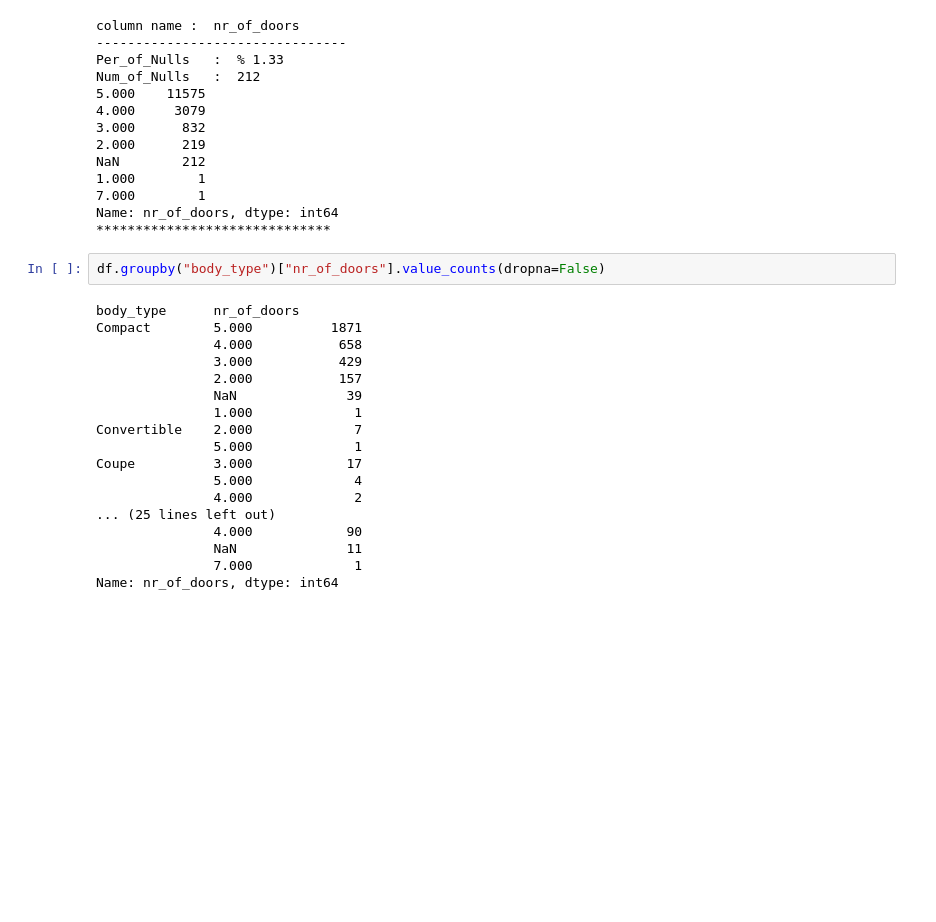
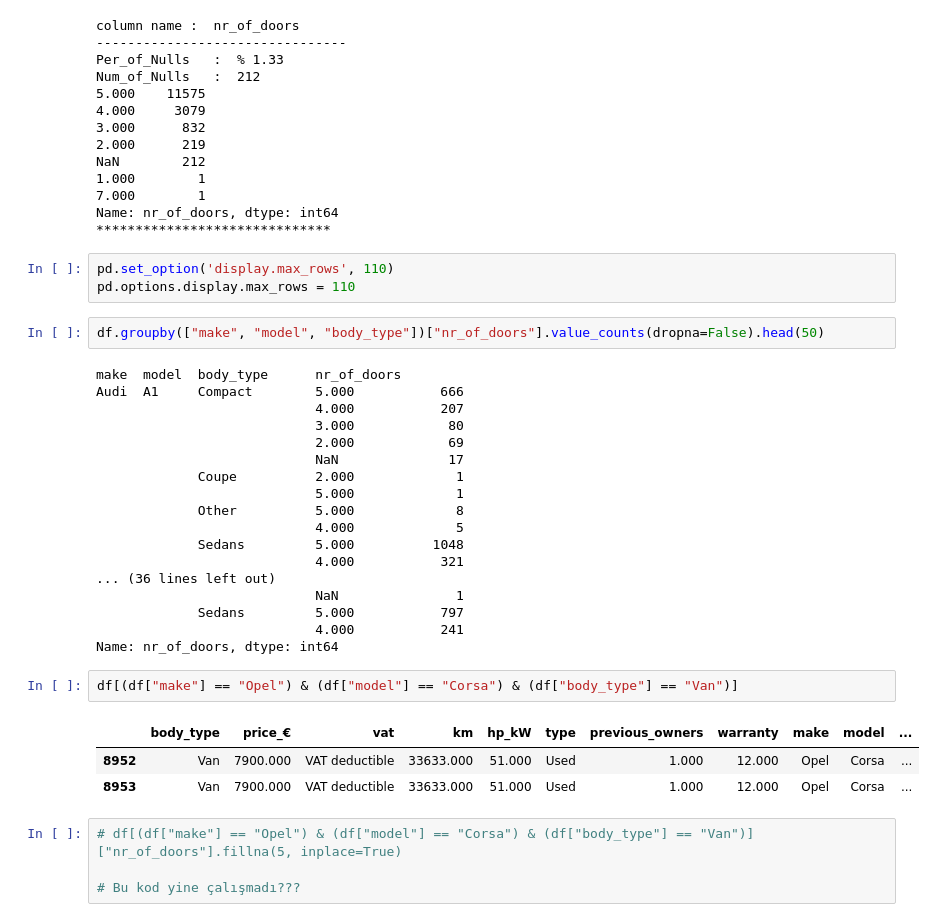
Before and after one commit to ustab/SOURCE, a Jupyter notebook: Expolatory Data Analysis(EDA) Capstone Project-Scout Car/Capstone Project-(AutoScout)-Student.ipynb, the cells around one changed output. Saved outputs shown, nothing was run; the diff lists cells and outputs as text; blank space fills up the shorter version.

```diff
--- a/Expolatory Data Analysis(EDA) Capstone Project-Scout Car/Capstone Project-(AutoScout)-Student.ipynb
+++ b/Expolatory Data Analysis(EDA) Capstone Project-Scout Car/Capstone Project-(AutoScout)-Student.ipynb
@@ -1216,23 +1216,36 @@ NaN        212
 7.000        1
 Name: nr_of_doors, dtype: int64
 ******************************
+# %%
+pd.set_option('display.max_rows', 110)
+pd.options.display.max_rows = 110
 # %%
-df.groupby("body_type")["nr_of_doors"].value_counts(dropna=False)
+df.groupby(["make", "model", "body_type"])["nr_of_doors"].value_counts(dropna=False).head(50)
 # %% [output]
-body_type      nr_of_doors
-Compact        5.000          1871
-               4.000           658
-               3.000           429
-               2.000           157
-               NaN              39
-               1.000             1
-Convertible    2.000             7
-               5.000             1
-Coupe          3.000            17
-               5.000             4
-               4.000             2
-... (25 lines left out)
-               4.000            90
-               NaN              11
-               7.000             1
+make  model  body_type      nr_of_doors
+Audi  A1     Compact        5.000           666
+                            4.000           207
+                            3.000            80
+                            2.000            69
+                            NaN              17
+             Coupe          2.000             1
+                            5.000             1
+             Other          5.000             8
+                            4.000             5
+             Sedans         5.000          1048
+                            4.000           321
+... (36 lines left out)
+                            NaN               1
+             Sedans         5.000           797
+                            4.000           241
 Name: nr_of_doors, dtype: int64
+# %%
+df[(df["make"] == "Opel") & (df["model"] == "Corsa") & (df["body_type"] == "Van")]
+# %% [output]
+|  | body_type | price_€ | vat | km | hp_kW | type | previous_owners | warranty | make | model | ... |
+| 8952 | Van | 7900.000 | VAT deductible | 33633.000 | 51.000 | Used | 1.000 | 12.000 | Opel | Corsa | ... |
+| 8953 | Van | 7900.000 | VAT deductible | 33633.000 | 51.000 | Used | 1.000 | 12.000 | Opel | Corsa | ... |
+# %%
+# df[(df["make"] == "Opel") & (df["model"] == "Corsa") & (df["body_type"] == "Van")]["nr_of_doors"].fillna(5, inplace=True)
+
+# Bu kod yine çalışmadı???
```
Also changed, not shown: parts of 24 cells of this notebook.
